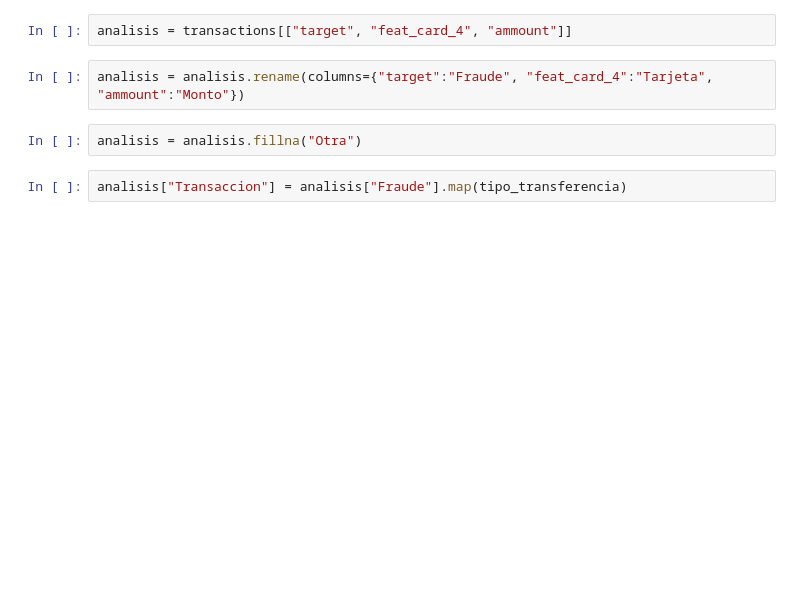
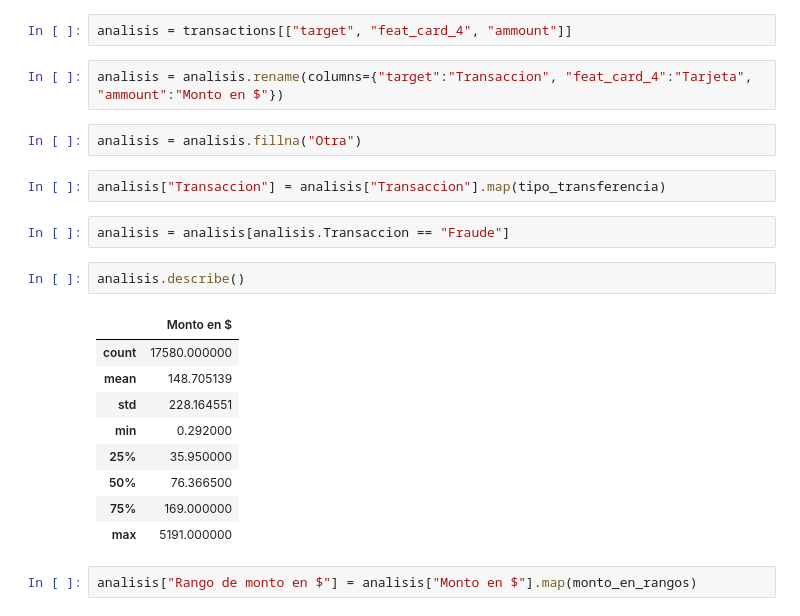
Before and after one commit to Brucejr09/Org-de-Datos-106828, a Jupyter notebook: heatmap.ipynb, the cells around one changed output. Cells and saved outputs as stored; diff of their text form; blank space fills up the shorter version.

```diff
--- a/heatmap.ipynb
+++ b/heatmap.ipynb
@@ -12,8 +27,24 @@ def tipo_transferencia(numero) -> str:
 # %%
 analisis = transactions[["target", "feat_card_4", "ammount"]]
 # %%
-analisis = analisis.rename(columns={"target":"Fraude", "feat_card_4":"Tarjeta", "ammount":"Monto"})
+analisis = analisis.rename(columns={"target":"Transaccion", "feat_card_4":"Tarjeta", "ammount":"Monto en $"})
 # %%
 analisis = analisis.fillna("Otra")
 # %%
-analisis["Transaccion"] = analisis["Fraude"].map(tipo_transferencia)
+analisis["Transaccion"] = analisis["Transaccion"].map(tipo_transferencia)
+# %%
+analisis = analisis[analisis.Transaccion == "Fraude"]
+# %%
+analisis.describe()
+# %% [output]
+|  | Monto en $ |
+| count | 17580.000000 |
+| mean | 148.705139 |
+| std | 228.164551 |
+| min | 0.292000 |
+| 25% | 35.950000 |
+| 50% | 76.366500 |
+| 75% | 169.000000 |
+| max | 5191.000000 |
+# %%
+analisis["Rango de monto en $"] = analisis["Monto en $"].map(monto_en_rangos)
```
Also changed, not shown: parts of 11 cells of this notebook.
